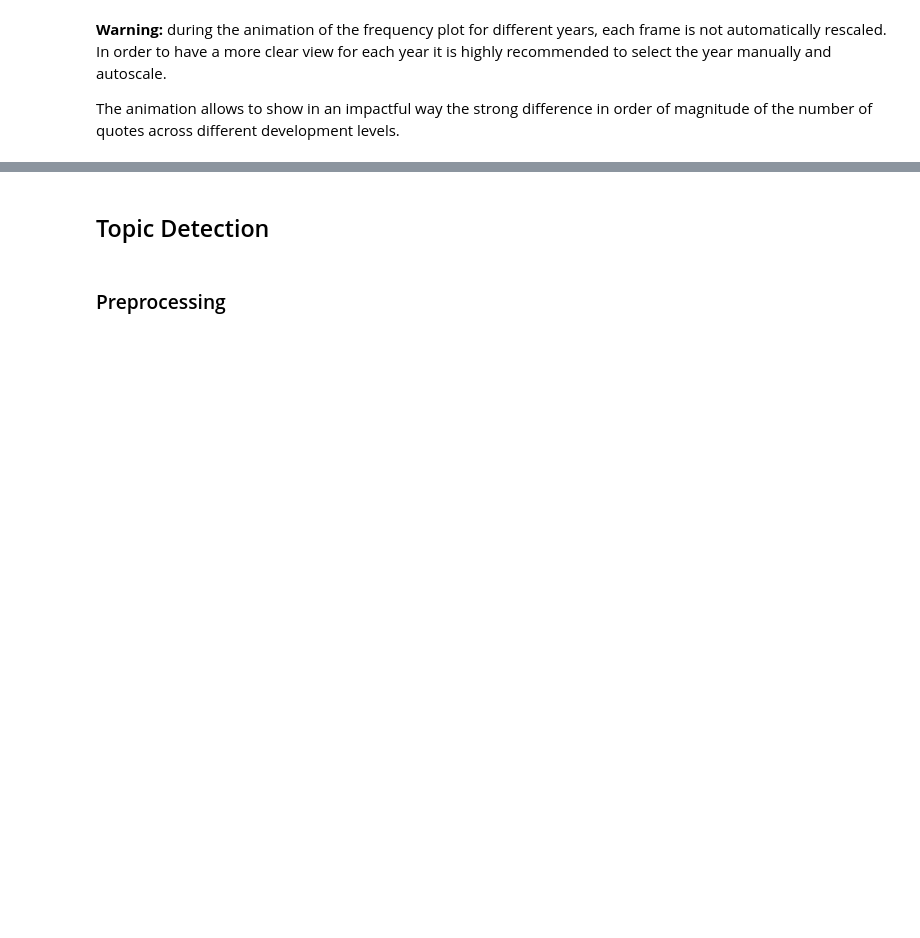
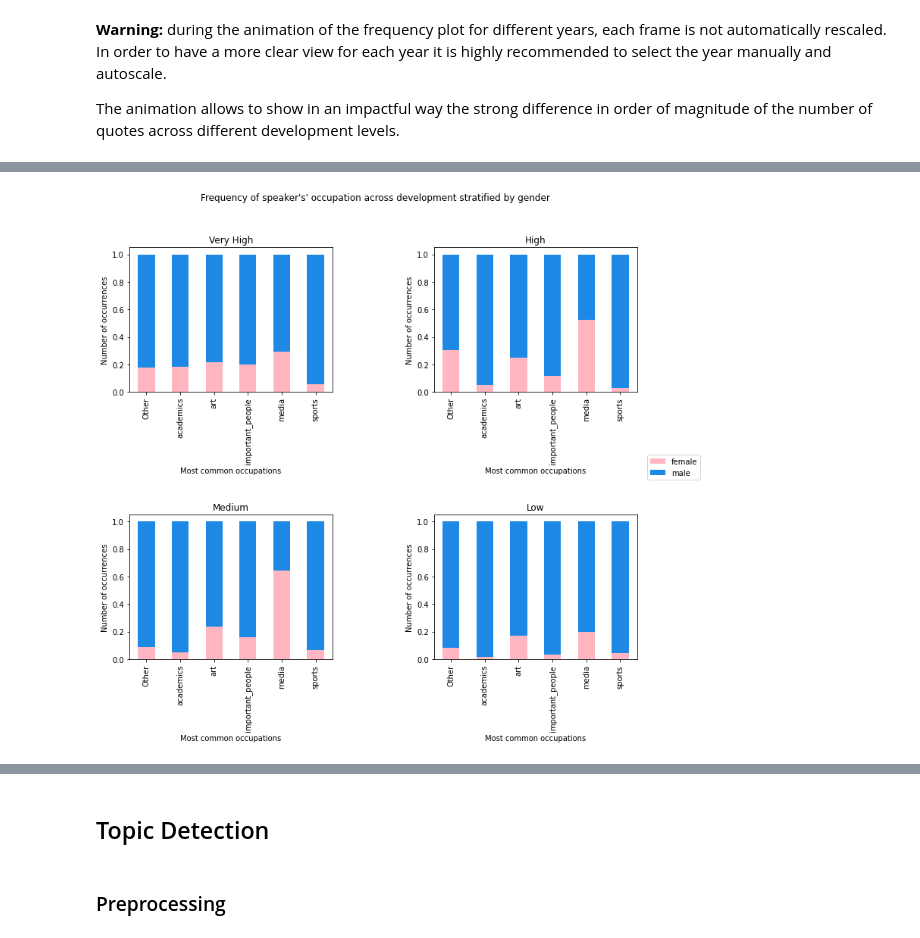
Before and after one commit to epfl-ada/ada-2021-project-gluten-meat-free, a Jupyter notebook: ADA_Project_notebook.ipynb, the cells around one changed output, grey strips where cells are left out. Saved outputs shown, nothing was run; the diff lists cells and outputs as text; code cells hidden in the pictures; blank space fills up the shorter version.

```diff
--- a/ADA_Project_notebook.ipynb
+++ b/ADA_Project_notebook.ipynb
@@ -931,7 +952,7 @@ fig = px.bar(x=class_occup_development.index.get_level_values(0), y=class_occup_
              color=class_occup_development.index.get_level_values(2), animation_frame=class_occup_development.index.get_level_values(1),
              barmode='group', color_discrete_map={
              'female': pink,'male': blue
-             }, template="plotly_white")
+             }, template="plotly_white", log_y = True)
 
 fig.update_layout(title = 'Frequency of speakers class of occupation stratified by gender per development level')
 fig.update_xaxes(showline=True, linewidth=2, linecolor='grey', gridcolor=grey, title='Class occupation')
@@ -948 +969,27 @@ Once again, we try to assess whether there are substantial differences in the nu
+# %%
+#Fix legends
+fig, [[vhigh,high],[medium,low]] = plt.subplots(nrows=2, ncols=2,figsize=(12,10))
+axes = [vhigh,high,medium,low]
+Lhdi = ['Very High', 'High', 'Medium', 'Low']
+for i in range(4):
+    df_class_occ1 = df[df['Development']==Lhdi[i]].explode("Class_Occup")
+    class_occup_distribution = df_class_occ1.groupby(['Class_Occup','gender'])['Class_Occup'].count().unstack('gender')
+    class_occup_distribution_std = class_occup_distribution.div(class_occup_distribution.sum(axis=1), axis=0)
+    if i :
+        plot = class_occup_distribution_std.plot(kind='bar',ax=axes[i],stacked=True, legend=False, color=[pink, blue])
+
+    else :
+        plot = class_occup_distribution_std.plot(kind='bar',ax=axes[i],stacked=True, legend=False, color=[pink, blue])
+    axes[i].set_xlabel("Most common occupations")
+    axes[i].set_ylabel("Number of occurrences")
+    axes[i].set_title(Lhdi[i])
+plt.subplots_adjust(hspace=0.85,wspace=0.5)
+plt.suptitle("Frequency of speaker's' occupation across development stratified by gender")
+fig.legend(labels=['female','male'], loc="center right")
+
+save_plot_for_website("freq_speakers_class_occup_hdi_gender")
+
+plt.show()
+# %% [output]
+[figure, added]
 # %%
```
Also changed, not shown: parts of 83 cells of this notebook.
